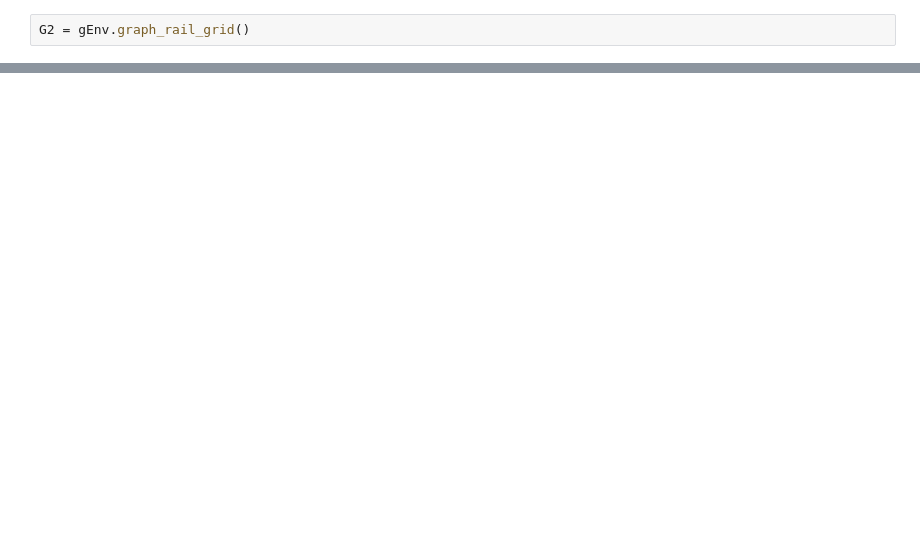
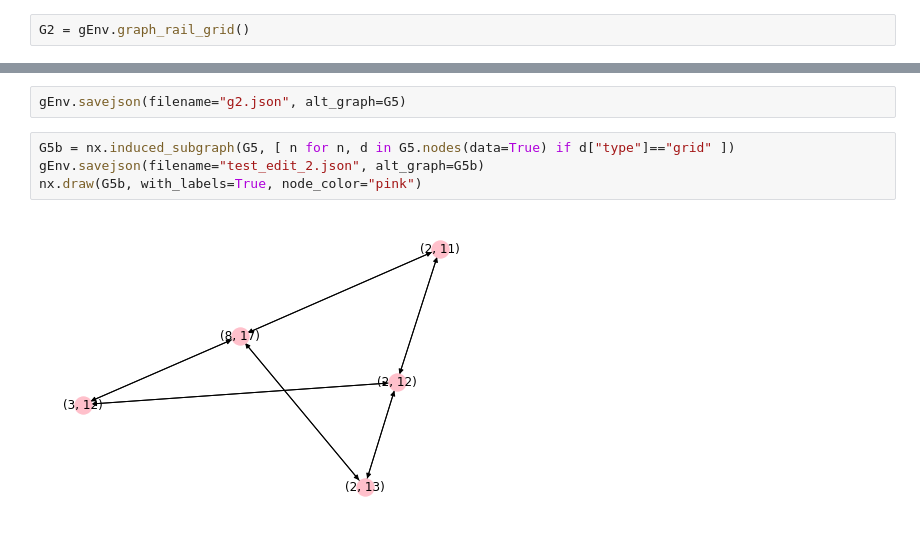
Before and after one commit to nobodyczcz/flatland2020, a Jupyter notebook: notebooks/Graph_Editor.ipynb, the cells around one changed output, grey strips where cells are left out. Drawn from its saved outputs; the diff is of its cells as text; blank space fills up the shorter version.

```diff
--- a/notebooks/Graph_Editor.ipynb
+++ b/notebooks/Graph_Editor.ipynb
@@ -80,0 +102,8 @@ plotGraphEnv(G2, env, aImg, node_size=50, alpha_img=0.2, figsize=(10,10))
+# %%
+gEnv.savejson(filename="g2.json", alt_graph=G5)
+# %%
+G5b = nx.induced_subgraph(G5, [ n for n, d in G5.nodes(data=True) if d["type"]=="grid" ])
+gEnv.savejson(filename="test_edit_2.json", alt_graph=G5b)
+nx.draw(G5b, with_labels=True, node_color="pink")
+# %% [output]
+[figure, added]
```
Also changed, not shown: parts of 12 cells of this notebook.
